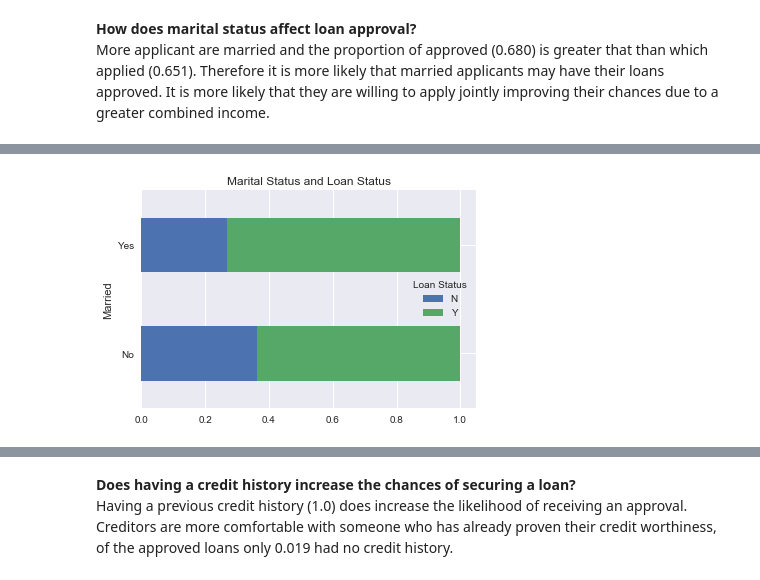
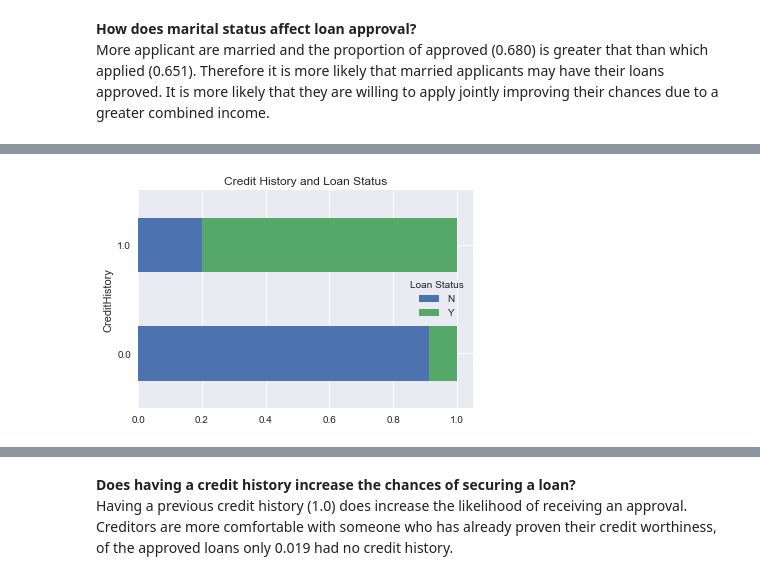
Before and after one commit to sedale33/Springboard, a Jupyter notebook: CP1HomeLoan.ipynb, the cells around one changed output, grey strips where cells are left out. Drawn from its saved outputs; the diff is of its cells as text; code cells hidden in the pictures.

```diff
--- a/CP1HomeLoan.ipynb
+++ b/CP1HomeLoan.ipynb
@@ -106,10 +108,8 @@ df[df['SelfEmployed'].isnull()][df['ApplicantIncome']>5000]
 | 463 | LP002489 | Female | No | 1 | Not Graduate | NaN | 5191 | 0.0 | ... |
 # %% [markdown]
 Two of the applicant's income was over 10,000 and they live in the Urban and Semiurban areas therefore it is quite likely that they are selfemployed. One applicant lives in the rural area, he doesn't have a higher education and has an income of 7,333 may possible be selfemployed.
-# %%
-df.iloc[107, 5] = 'Yes'
-df.iloc[333, 5] = 'Yes'
-df.iloc[432, 5] = 'Yes'
+# %%
+df.loc[(df['SelfEmployed'].isnull()) & (df['ApplicantIncome']>7000), 'SelfEmployed'] = 'Yes'
 # %%
 df.isnull().sum()
 # %% [output]
@@ -275,3 +277,5 @@ df3.describe()
+# %%
+df3 = df3[df3['MonthlyPaymentNoInterest'] < 5000]
 # %%
 sns.pairplot(df3[['Dependents','LoanAmount','LoanAmountTerm','TotalIncome','MonthlyPaymentNoInterest','LoanToIncomeRatio']])
 plt.show()
@@ -515,0 +630,31 @@ More applicant are married and the proportion of approved (0.680) is greater tha
+# %%
+plt.figure(figsize=(12,3))
+
+#Plot Application by Credit History
+plt.subplot(1,2,1)
+df3['CreditHistory'].value_counts(normalize=True).plot(kind='bar', rot=0)
+plt.title('Application By Credit History')
+
+#Add labels
+x = list(round(df3['CreditHistory'].value_counts(normalize=True), 3).index)
+y = round(df3['CreditHistory'].value_counts(normalize=True), 3)
+x_pos = [i for i, _ in enumerate(x)]
+
+for a, b in zip(x_pos,y):
+    plt.text(a, b + 0.01, b, ha='center')
+
+#Plot Approval by Credit History
+plt.subplot(1,2,2)
+approved['CreditHistory'].value_counts(normalize=True).plot(kind='bar', rot=0)
+plt.title('Approved By Credit History')
+
+#Add labels
+x = list(round(approved['CreditHistory'].value_counts(normalize=True), 3).index)
+y = round(approved['CreditHistory'].value_counts(normalize=True), 3)
+x_pos = [i for i, _ in enumerate(x)]
+
+for a, b in zip(x_pos,y):
+    plt.text(a, b + 0.01, b, ha='center')
+
+plt.tight_layout()
+plt.show()
@@ -516,7 +663,7 @@ More applicant are married and the proportion of approved (0.680) is greater tha
 # %%
-df3.groupby(['Married','LoanStatus']).size().groupby(level=[0]).apply(lambda x: x / x.sum()).unstack().plot.barh(stacked=True, rot=0, legend=True)
-plt.title('Marital Status and Loan Status')
+df3.groupby(['CreditHistory','LoanStatus']).size().groupby(level=[0]).apply(lambda x: x / x.sum()).unstack().plot.barh(stacked=True, rot=0, legend=True)
 plt.legend(title='Loan Status')
+plt.title('Credit History and Loan Status')
 plt.show()
 # %% [output]
-[figure, old version]
+[figure, new version]
```
Also changed, not shown: parts of 50 cells of this notebook.
